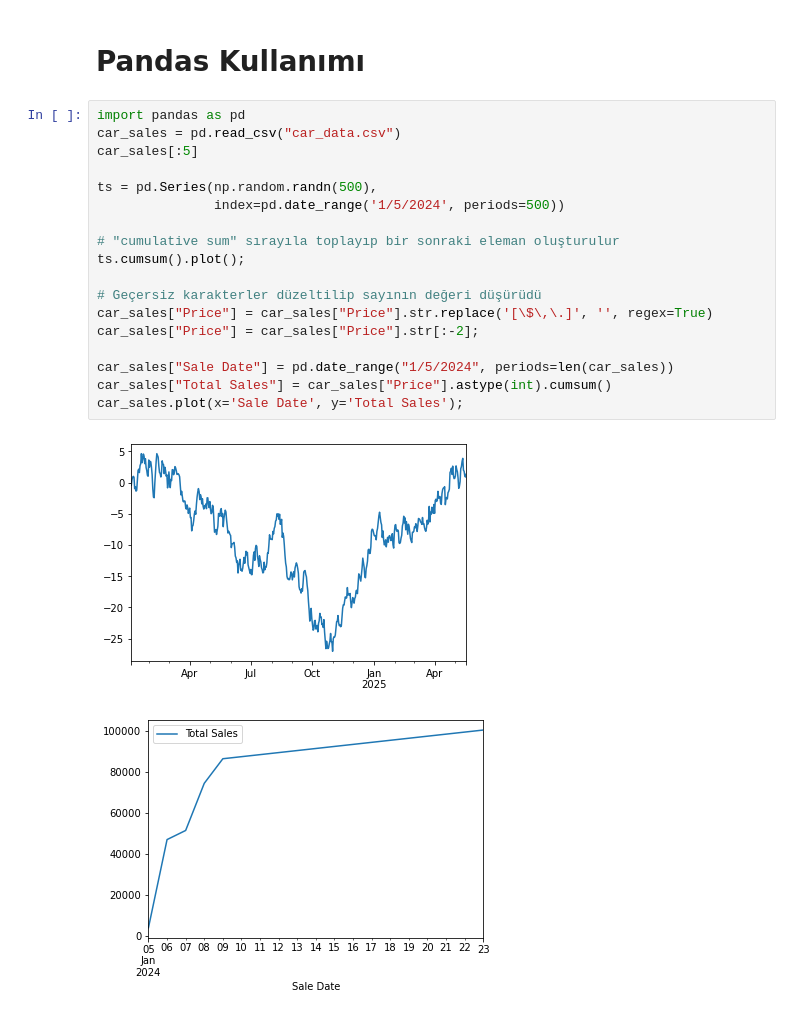
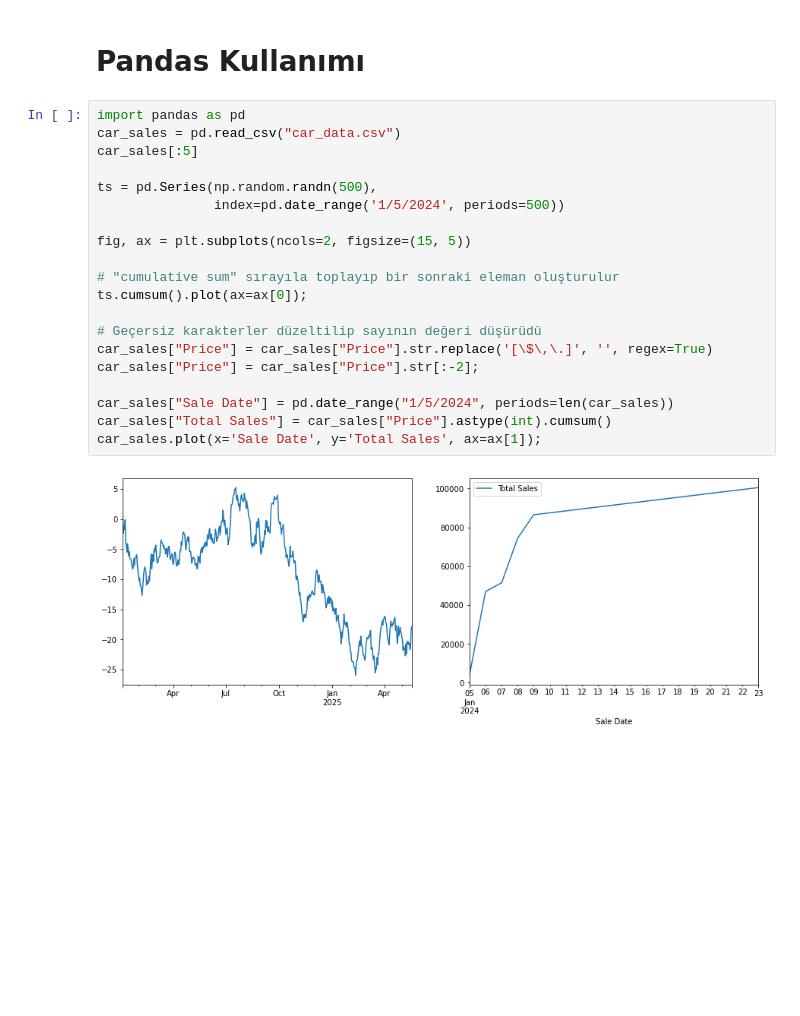
Before and after one commit to serkanMzlm/Tutorial, a Jupyter notebook: python/modules/matplotlib_module.ipynb, the cells around one changed output. Drawn from its saved outputs; the diff is of its cells as text; blank space fills up the shorter version.

```diff
--- a/python/modules/matplotlib_module.ipynb
+++ b/python/modules/matplotlib_module.ipynb
@@ -58,22 +53,23 @@ ax[0, 0].set(title = "plot", xlabel = "x", ylabel = "y");
 # %%
 import pandas as pd
 car_sales = pd.read_csv("car_data.csv")
 car_sales[:5]
 
 ts = pd.Series(np.random.randn(500),
                index=pd.date_range('1/5/2024', periods=500))
 
+fig, ax = plt.subplots(ncols=2, figsize=(15, 5))
+
 # "cumulative sum" sırayıla toplayıp bir sonraki eleman oluşturulur
-ts.cumsum().plot();
+ts.cumsum().plot(ax=ax[0]);
 
 # Geçersiz karakterler düzeltilip sayının değeri düşürüdü
 car_sales["Price"] = car_sales["Price"].str.replace('[\$\,\.]', '', regex=True)
 car_sales["Price"] = car_sales["Price"].str[:-2];
 
 car_sales["Sale Date"] = pd.date_range("1/5/2024", periods=len(car_sales))
 car_sales["Total Sales"] = car_sales["Price"].astype(int).cumsum()
-car_sales.plot(x='Sale Date', y='Total Sales');
+car_sales.plot(x='Sale Date', y='Total Sales', ax=ax[1]);
 # %% [output]
-[figure, old version]
+[figure, new version]
-[figure, removed]
 # %%
```
Also changed, not shown: parts of 5 cells of this notebook, 1 other file.
